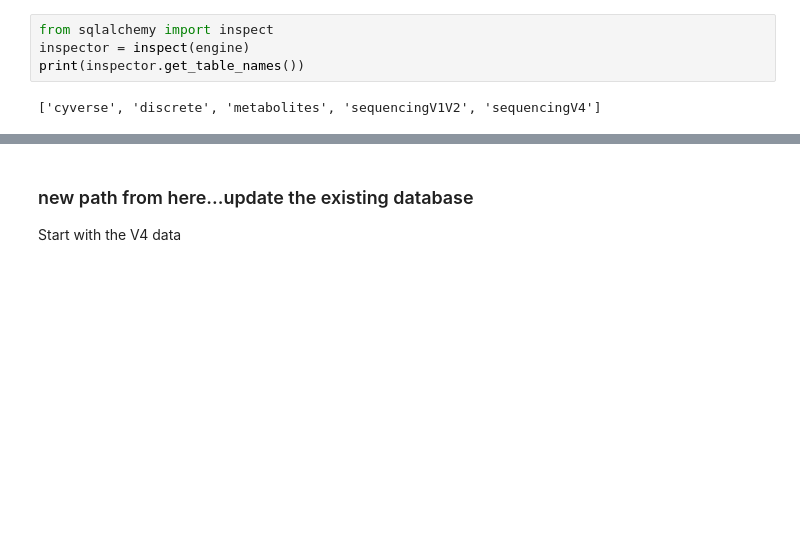
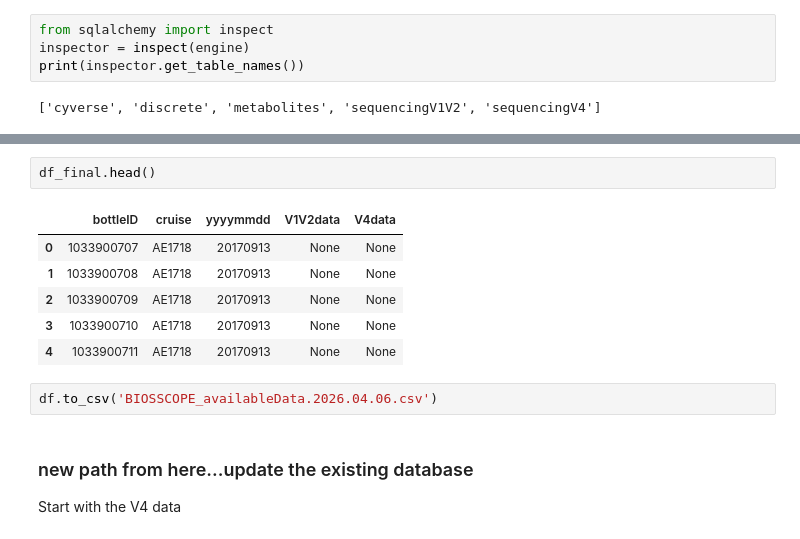
Before and after one commit to BIOS-SCOPE/SargassoDB, a Jupyter notebook: notebooks/movingAhead.ipynb, the cells around one changed output, grey strips where cells are left out. Drawn from its saved outputs; the diff is of its cells as text; blank space fills up the shorter version.

```diff
--- a/notebooks/movingAhead.ipynb
+++ b/notebooks/movingAhead.ipynb
@@ -288,3 +318,14 @@ Table('metabolites', MetaData(), Column('id', INTEGER(), table=<metabolites>, pr
+# %%
+df_final.head()
+# %% [output]
+|  | bottleID | cruise | yyyymmdd | V1V2data | V4data |
+| 0 | 1033900707 | AE1718 | 20170913 | None | None |
+| 1 | 1033900708 | AE1718 | 20170913 | None | None |
+| 2 | 1033900709 | AE1718 | 20170913 | None | None |
+| 3 | 1033900710 | AE1718 | 20170913 | None | None |
+| 4 | 1033900711 | AE1718 | 20170913 | None | None |
+# %%
+df.to_csv('BIOSSCOPE_availableData.2026.04.06.csv')
 # %% [markdown]
 ### new path from here...update the existing database
 Start with the V4 data
```
Also changed, not shown: parts of 20 cells of this notebook, 14 other files.
